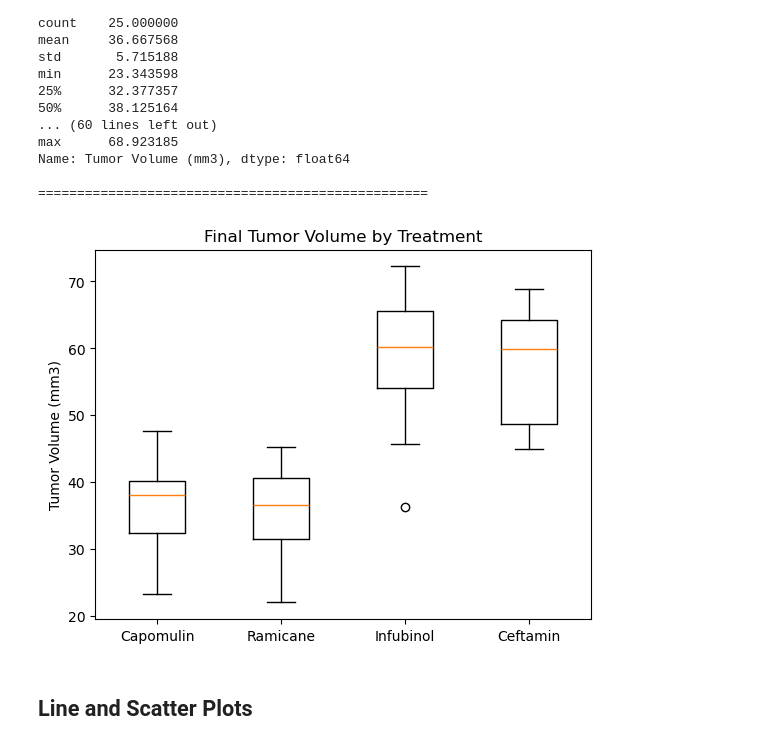
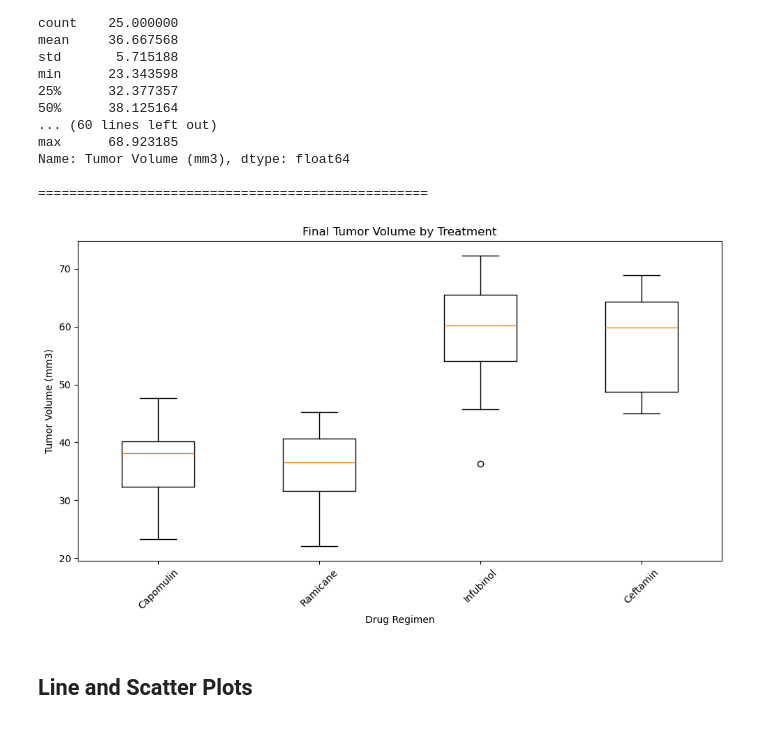
Before and after one commit to LucasHejmo/Module_5, a Jupyter notebook: Pymaceuticals/pymaceuticals_starter_finished.ipynb, the cells around one changed output. Saved outputs shown, nothing was run; the diff lists cells and outputs as text; code cells hidden in the pictures.

```diff
--- a/Pymaceuticals/pymaceuticals_starter_finished.ipynb
+++ b/Pymaceuticals/pymaceuticals_starter_finished.ipynb
@@ -281,12 +281,16 @@ Name: Tumor Volume (mm3), dtype: float64
 ==================================================
 # %%
 # Generate a box plot that shows the distribution of the tumor volume for each treatment group.
-plt.boxplot(tumor_vol_data, labels=treatments)
+plt.figure(figsize=(10, 6))
+plt.boxplot(tumor_vol_data, tick_labels=treatments)
 plt.title("Final Tumor Volume by Treatment")
 plt.ylabel("Tumor Volume (mm3)")
+plt.xlabel("Drug Regimen")
+plt.xticks(rotation=45)
+plt.tight_layout()
 plt.show()
 # %% [output]
-[figure, old version]
+[figure, new version]
 # %% [markdown]
 ## Line and Scatter Plots
 # %%
```
